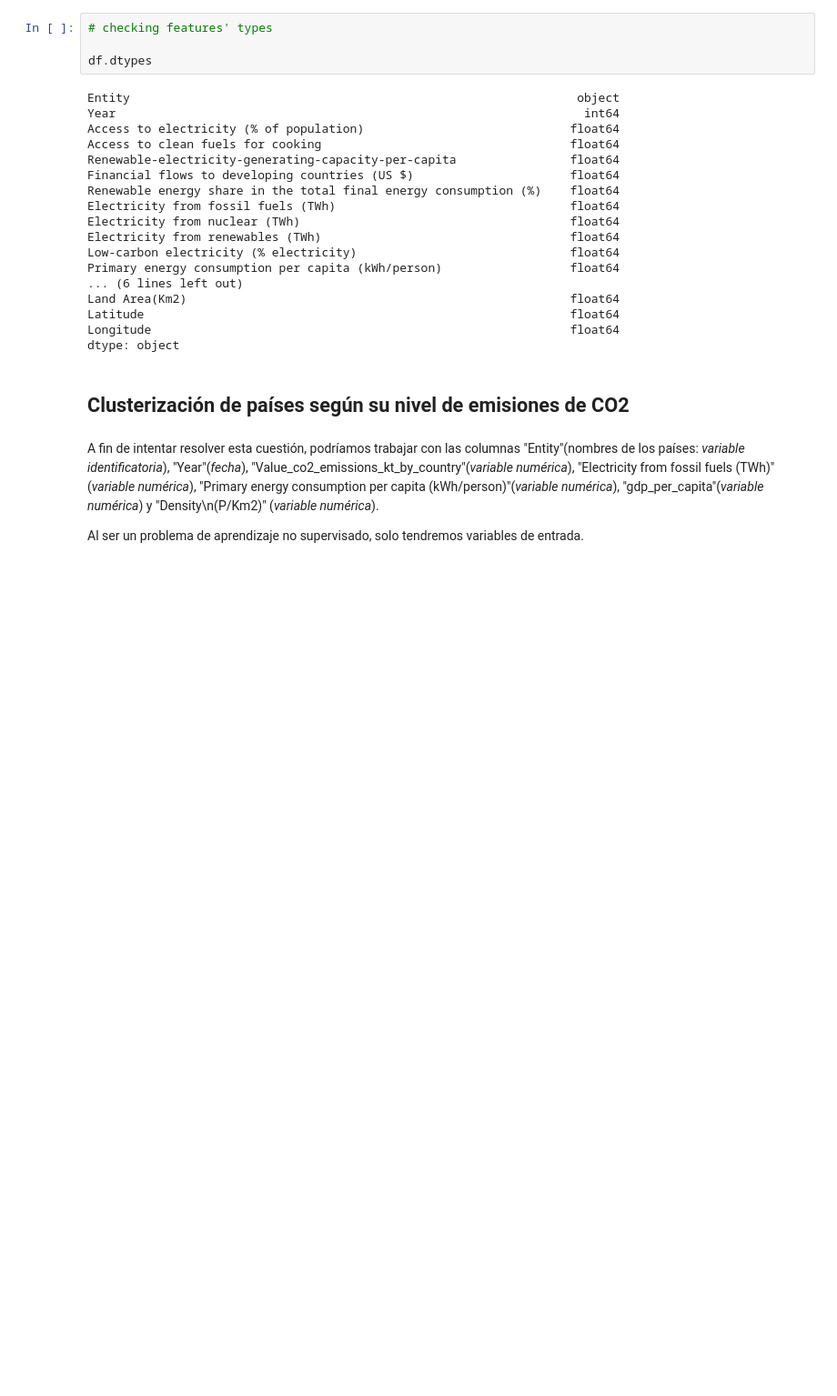
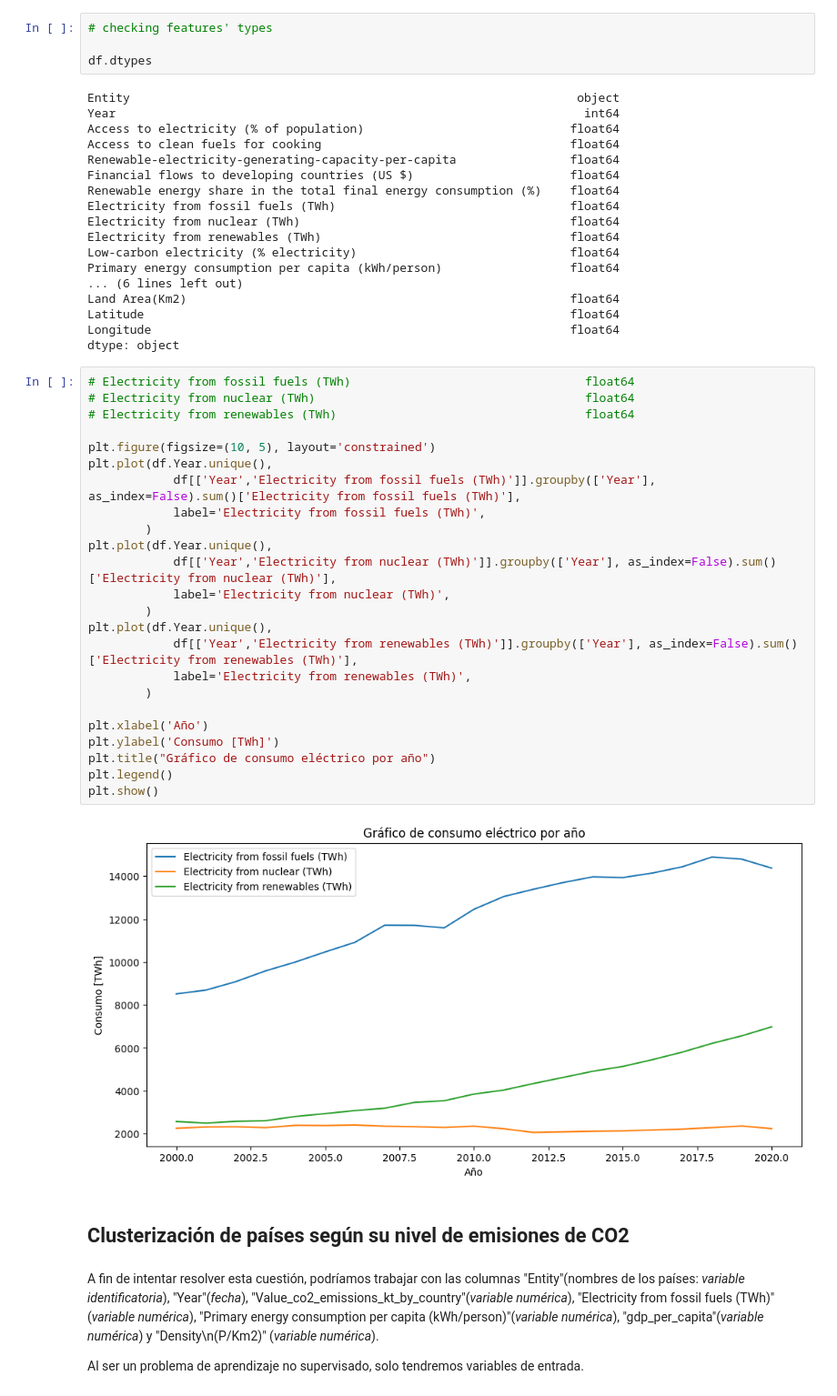
Before and after one commit to perezmillanr/tp_final_analisis_de_datos, a Jupyter notebook: TP.ipynb, the cells around one changed output. Shown at 91% size. Cells and saved outputs as stored; diff of their text form; blank space fills up the shorter version.

```diff
--- a/TP.ipynb
+++ b/TP.ipynb
@@ -106,6 +106,32 @@ Land Area(Km2)                                                      float64
 Latitude                                                            float64
 Longitude                                                           float64
 dtype: object
+# %%
+# Electricity from fossil fuels (TWh)                                 float64
+# Electricity from nuclear (TWh)                                      float64
+# Electricity from renewables (TWh)                                   float64
+
+plt.figure(figsize=(10, 5), layout='constrained')
+plt.plot(df.Year.unique(),
+            df[['Year','Electricity from fossil fuels (TWh)']].groupby(['Year'], as_index=False).sum()['Electricity from fossil fuels (TWh)'],
+            label='Electricity from fossil fuels (TWh)',
+        )
+plt.plot(df.Year.unique(),
+            df[['Year','Electricity from nuclear (TWh)']].groupby(['Year'], as_index=False).sum()['Electricity from nuclear (TWh)'],
+            label='Electricity from nuclear (TWh)',
+        )
+plt.plot(df.Year.unique(),
+            df[['Year','Electricity from renewables (TWh)']].groupby(['Year'], as_index=False).sum()['Electricity from renewables (TWh)'],
+            label='Electricity from renewables (TWh)',
+        )
+
+plt.xlabel('Año')
+plt.ylabel('Consumo [TWh]')
+plt.title("Gráfico de consumo eléctrico por año")
+plt.legend()
+plt.show()
+# %% [output]
+[figure, added]
 # %% [markdown]
 ## Clusterización de países según su nivel de emisiones de CO2
 # %% [markdown]
```
Also changed, not shown: parts of 2 cells of this notebook.
